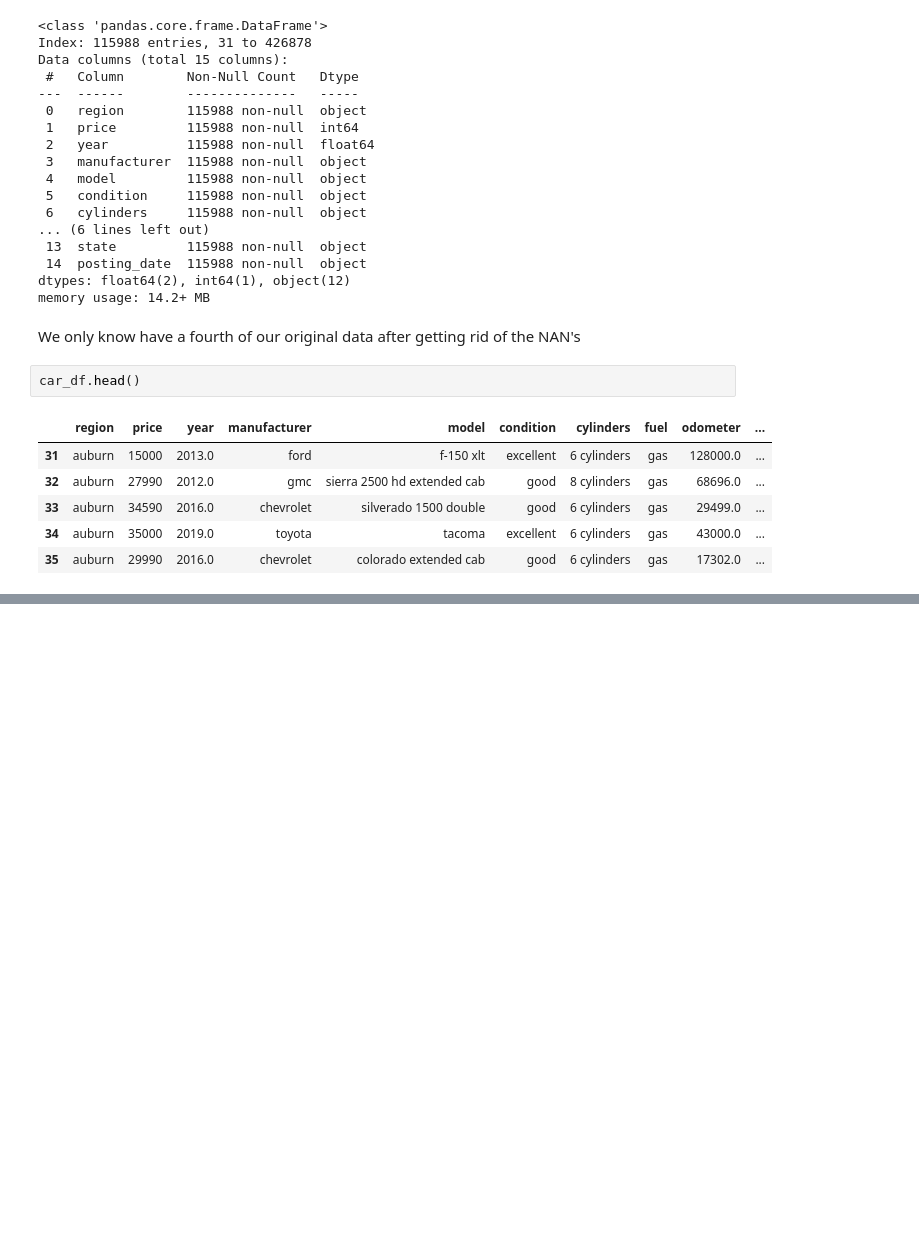
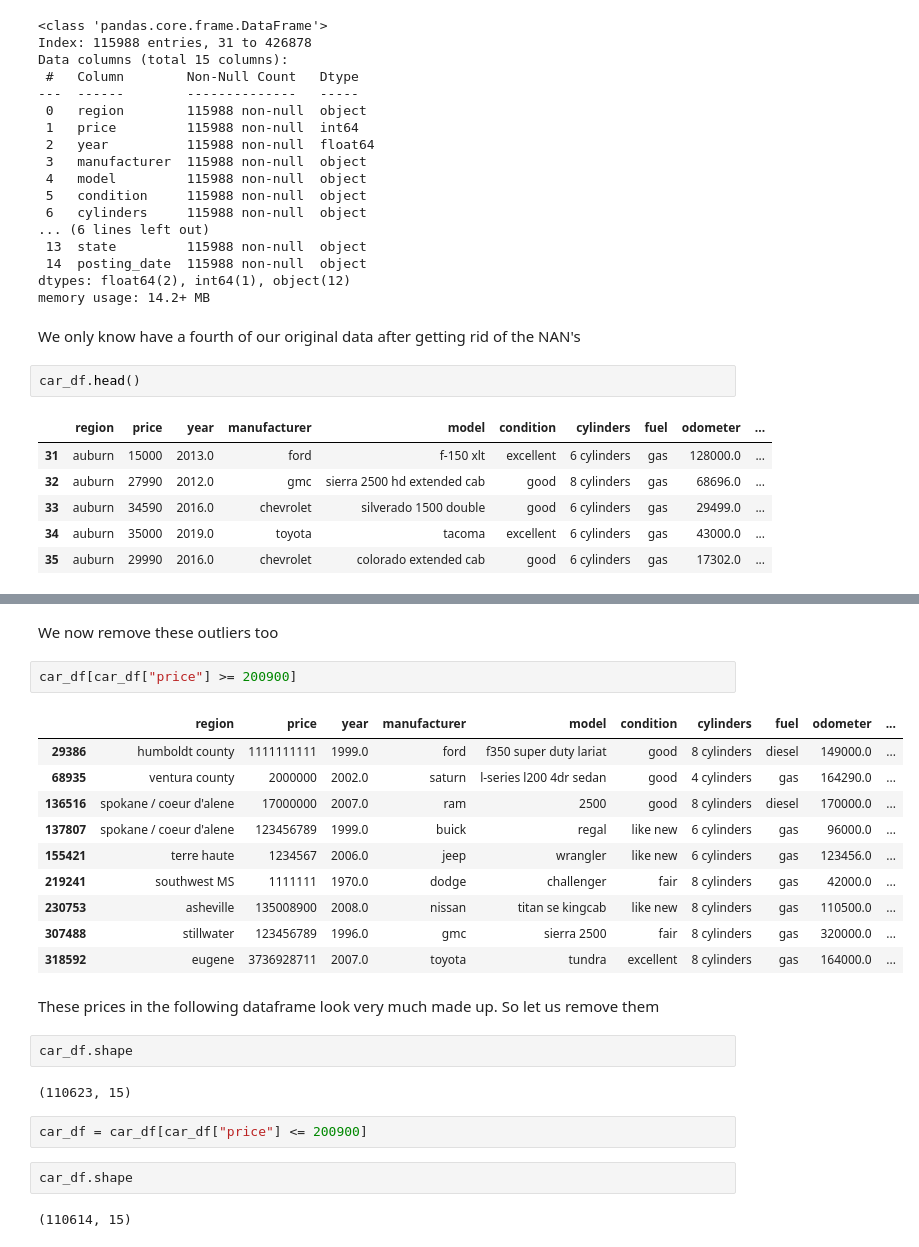
Before and after one commit to thecr7guy2/mlops_zoom, a Jupyter notebook: notebooks/main.ipynb, the cells around one changed output, grey strips where cells are left out. Drawn from its saved outputs; the diff is of its cells as text; blank space fills up the shorter version.

```diff
--- a/notebooks/main.ipynb
+++ b/notebooks/main.ipynb
@@ -166,0 +220,27 @@ Name: count, dtype: int64
+# %% [markdown]
+We now remove these outliers too
+# %%
+car_df[car_df["price"] >= 200900]
+# %% [output]
+|  | region | price | year | manufacturer | model | condition | cylinders | fuel | odometer | ... |
+| 29386 | humboldt county | 1111111111 | 1999.0 | ford | f350 super duty lariat | good | 8 cylinders | diesel | 149000.0 | ... |
+| 68935 | ventura county | 2000000 | 2002.0 | saturn | l-series l200 4dr sedan | good | 4 cylinders | gas | 164290.0 | ... |
+| 136516 | spokane / coeur d'alene | 17000000 | 2007.0 | ram | 2500 | good | 8 cylinders | diesel | 170000.0 | ... |
+| 137807 | spokane / coeur d'alene | 123456789 | 1999.0 | buick | regal | like new | 6 cylinders | gas | 96000.0 | ... |
+| 155421 | terre haute | 1234567 | 2006.0 | jeep | wrangler | like new | 6 cylinders | gas | 123456.0 | ... |
+| 219241 | southwest MS | 1111111 | 1970.0 | dodge | challenger | fair | 8 cylinders | gas | 42000.0 | ... |
+| 230753 | asheville | 135008900 | 2008.0 | nissan | titan se kingcab | like new | 8 cylinders | gas | 110500.0 | ... |
+| 307488 | stillwater | 123456789 | 1996.0 | gmc | sierra 2500 | fair | 8 cylinders | gas | 320000.0 | ... |
+| 318592 | eugene | 3736928711 | 2007.0 | toyota | tundra | excellent | 8 cylinders | gas | 164000.0 | ... |
+# %% [markdown]
+These prices in the following dataframe look very much made up. So let us remove them
+# %%
+car_df.shape
+# %% [output]
+(110623, 15)
+# %%
+car_df = car_df[car_df["price"] <= 200900]
+# %%
+car_df.shape
+# %% [output]
+(110614, 15)
```
Also changed, not shown: parts of 31 cells of this notebook.
